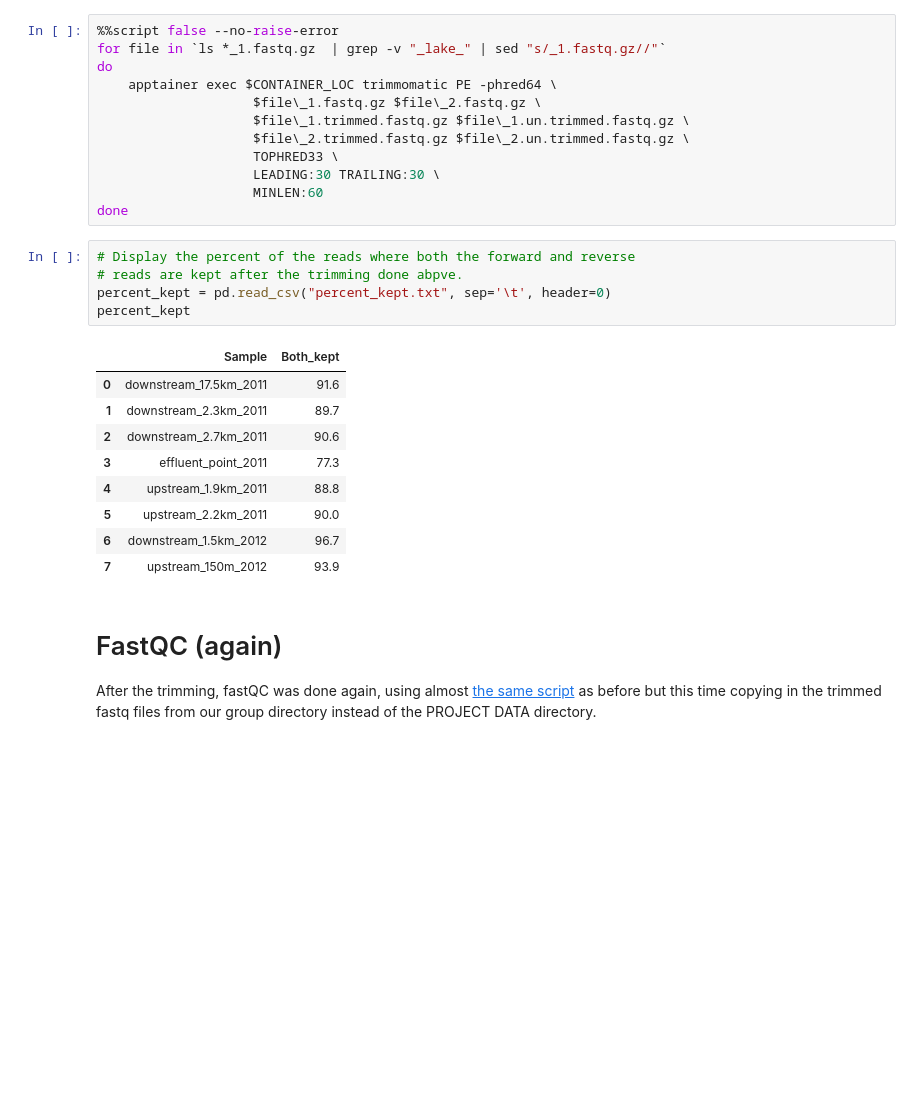
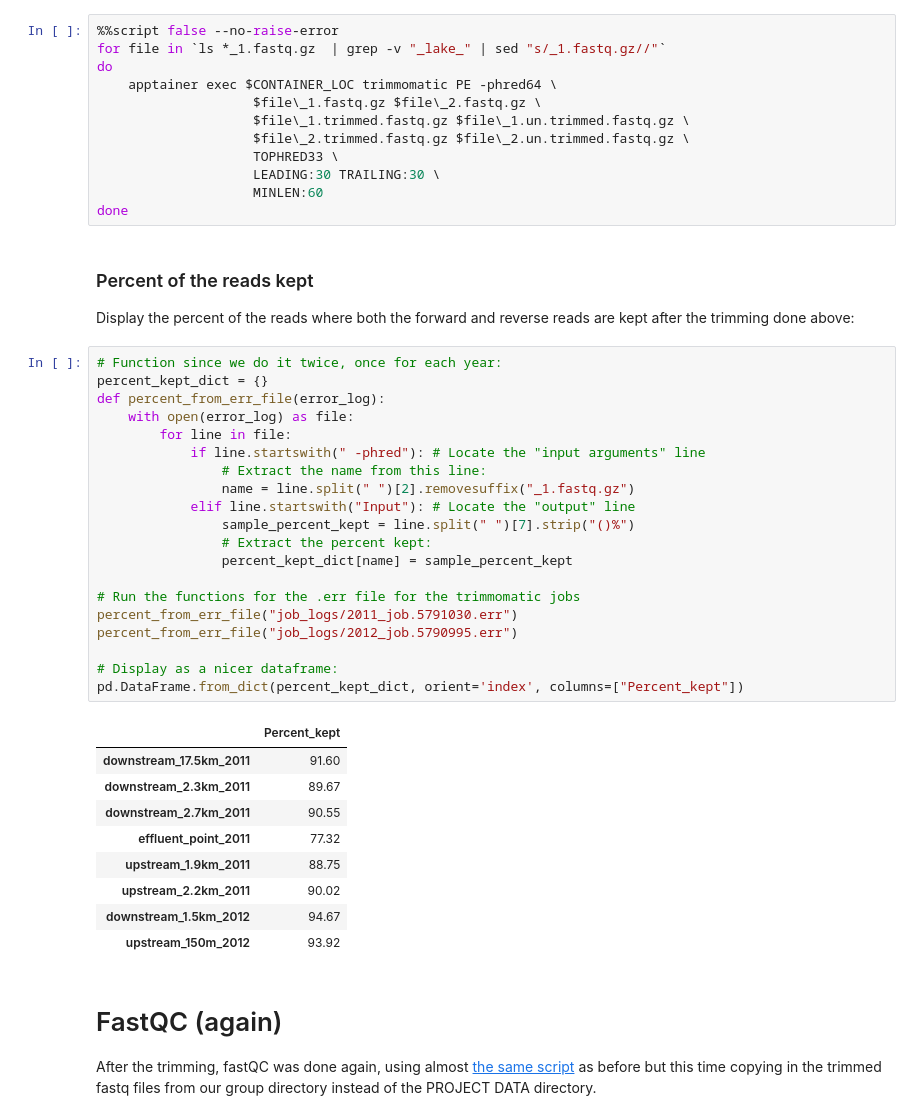
Before and after one commit to blomfelt/BBT045_Project, a Jupyter notebook: Project_group1.ipynb, the cells around one changed output. Cells and saved outputs as stored; diff of their text form; blank space fills up the shorter version.

```diff
--- a/Project_group1.ipynb
+++ b/Project_group1.ipynb
@@ -52,21 +52,39 @@ do
                     LEADING:30 TRAILING:30 \
                     MINLEN:60
 done
-# %%
-# Display the percent of the reads where both the forward and reverse
-# reads are kept after the trimming done abpve.
-percent_kept = pd.read_csv("percent_kept.txt", sep='\t', header=0)
-percent_kept
-# %% [output]
-|  | Sample | Both_kept |
-| 0 | downstream_17.5km_2011 | 91.6 |
-| 1 | downstream_2.3km_2011 | 89.7 |
-| 2 | downstream_2.7km_2011 | 90.6 |
-| 3 | effluent_point_2011 | 77.3 |
-| 4 | upstream_1.9km_2011 | 88.8 |
-| 5 | upstream_2.2km_2011 | 90.0 |
-| 6 | downstream_1.5km_2012 | 96.7 |
-| 7 | upstream_150m_2012 | 93.9 |
+# %% [markdown]
+### Percent of the reads kept
+Display the percent of the reads where both the forward and reverse reads are kept after the trimming done above:
+# %%
+# Function since we do it twice, once for each year:
+percent_kept_dict = {}
+def percent_from_err_file(error_log):
+    with open(error_log) as file:
+        for line in file:
+            if line.startswith(" -phred"): # Locate the "input arguments" line
+                # Extract the name from this line:
+                name = line.split(" ")[2].removesuffix("_1.fastq.gz")
+            elif line.startswith("Input"): # Locate the "output" line
+                sample_percent_kept = line.split(" ")[7].strip("()%")
+                # Extract the percent kept:
+                percent_kept_dict[name] = sample_percent_kept
+
+# Run the functions for the .err file for the trimmomatic jobs
+percent_from_err_file("job_logs/2011_job.5791030.err")
+percent_from_err_file("job_logs/2012_job.5790995.err")
+
+# Display as a nicer dataframe:
+pd.DataFrame.from_dict(percent_kept_dict, orient='index', columns=["Percent_kept"])
+# %% [output]
+|  | Percent_kept |
+| downstream_17.5km_2011 | 91.60 |
+| downstream_2.3km_2011 | 89.67 |
+| downstream_2.7km_2011 | 90.55 |
+| effluent_point_2011 | 77.32 |
+| upstream_1.9km_2011 | 88.75 |
+| upstream_2.2km_2011 | 90.02 |
+| downstream_1.5km_2012 | 94.67 |
+| upstream_150m_2012 | 93.92 |
 # %% [markdown]
 # FastQC (again)
 After the trimming, fastQC was done again, using almost [the same script](sbatch_files/sbatch_fastqc.sh) as before but this time copying in the trimmed fastq files from our group directory instead of the PROJECT DATA directory.
```
Also changed, not shown: parts of 11 cells of this notebook, 25 other files.
